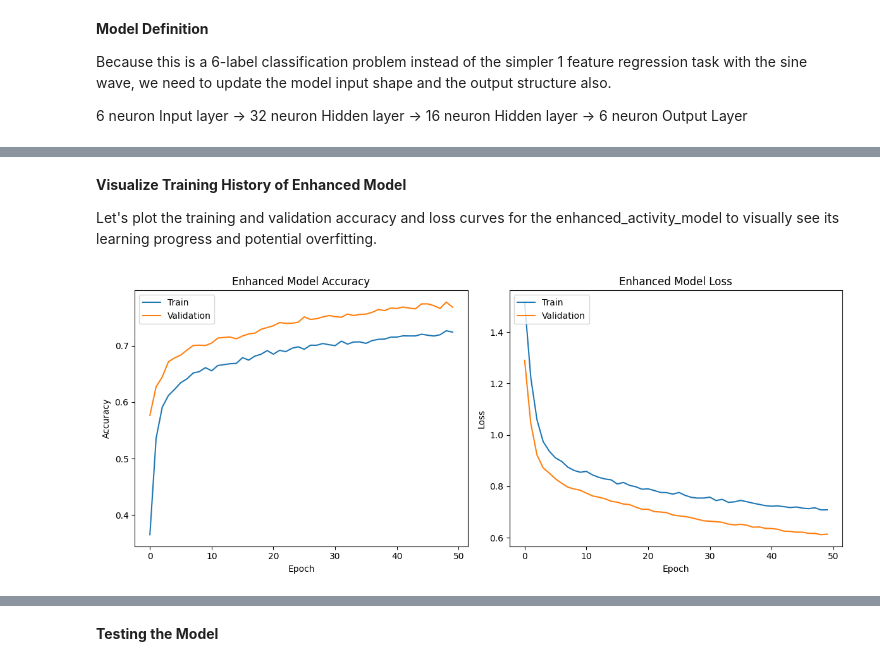
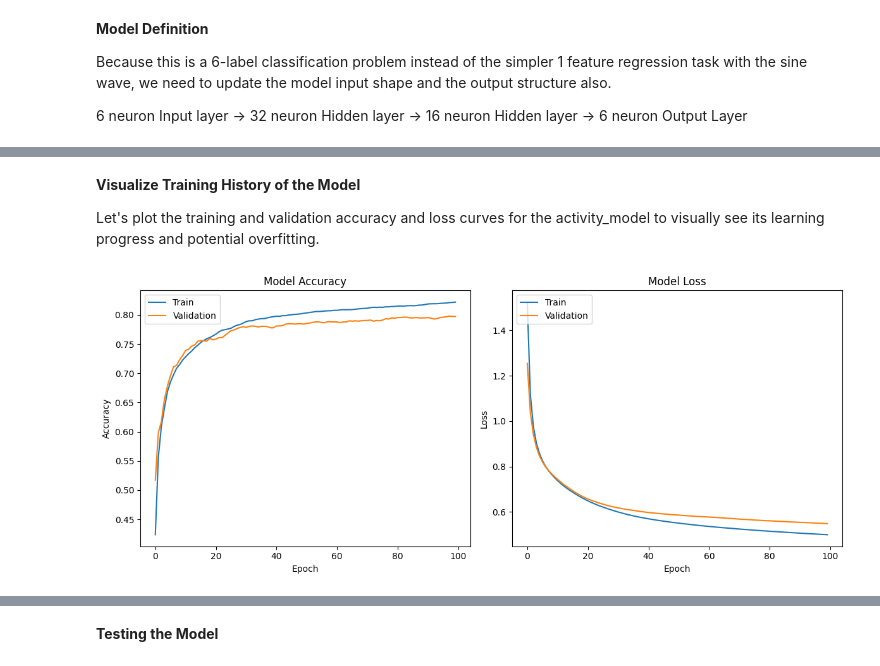
Before and after one commit to rprofeta81/IMU-based-Human-Activity-Classification, a Jupyter notebook: IMU_based_Human_Activity_Recognition_Dataset.ipynb, the cells around one changed output, grey strips where cells are left out. Cells and saved outputs as stored; diff of their text form; code cells hidden in the pictures.

```diff
--- a/IMU_based_Human_Activity_Recognition_Dataset.ipynb
+++ b/IMU_based_Human_Activity_Recognition_Dataset.ipynb
@@ -177,3 +203,12 @@ activity_model.compile(
     loss="sparse_categorical_crossentropy",
     metrics=["accuracy"]
 )
+
+history = activity_model.fit(
+    X_train_scaled,
+    y_train,
+    batch_size=64,
+    epochs=100,
+    validation_data=(X_validate_scaled, y_validate)
+)
+activity_model.summary()
@@ -255,30 +247,30 @@ Epoch 50/50
 # %% [markdown]
-**Visualize Training History of Enhanced Model**
+**Visualize Training History of the Model**
 
-Let's plot the training and validation accuracy and loss curves for the enhanced_activity_model to visually see its learning progress and potential overfitting.
+Let's plot the training and validation accuracy and loss curves for the activity_model to visually see its learning progress and potential overfitting.
 # %%
 plt.figure(figsize=(12, 5))
 
 # Plot training & validation accuracy values
 plt.subplot(1, 2, 1)
-plt.plot(history_enhanced.history['accuracy'])
-plt.plot(history_enhanced.history['val_accuracy'])
-plt.title('Enhanced Model Accuracy')
+plt.plot(history.history['accuracy'])
+plt.plot(history.history['val_accuracy'])
+plt.title('Model Accuracy')
 plt.ylabel('Accuracy')
 plt.xlabel('Epoch')
 plt.legend(['Train', 'Validation'], loc='upper left')
 
 # Plot training & validation loss values
 plt.subplot(1, 2, 2)
-plt.plot(history_enhanced.history['loss'])
-plt.plot(history_enhanced.history['val_loss'])
-plt.title('Enhanced Model Loss')
+plt.plot(history.history['loss'])
+plt.plot(history.history['val_loss'])
+plt.title('Model Loss')
 plt.ylabel('Loss')
 plt.xlabel('Epoch')
 plt.legend(['Train', 'Validation'], loc='upper left')
 
 plt.tight_layout()
 plt.show()
 # %% [output]
-[figure, old version]
+[figure, new version]
 # %% [markdown]
```
Also changed, not shown: parts of 24 cells of this notebook.
